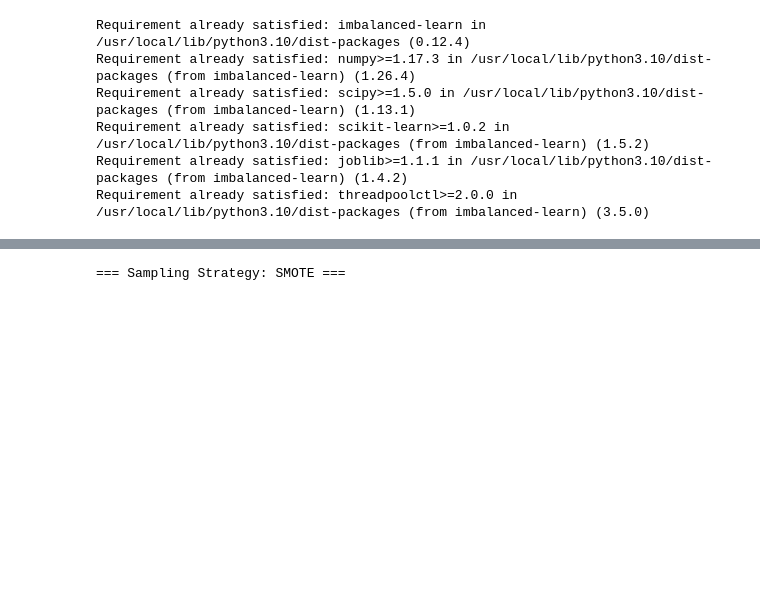
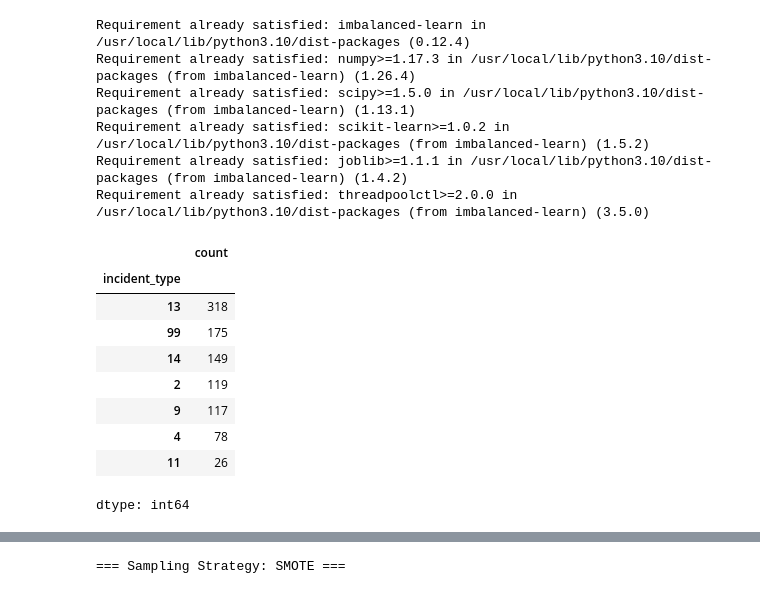
Before and after one commit to stef4k/train-maintenance-data-mining, a Jupyter notebook: text_classification.ipynb, the cells around one changed output, grey strips where cells are left out. Cells and saved outputs as stored; diff of their text form; code cells hidden in the pictures; blank space fills up the shorter version.

```diff
--- a/text_classification.ipynb
+++ b/text_classification.ipynb
@@ -73,6 +73,10 @@ df['clean_events_sequence'] = df.events_sequence.apply(ast.literal_eval).apply(l
 ## Text classification
 # %% [markdown]
 Now we try to experiment using text techniques to transform the list events sequence:
+# %%
+df['incident_type'].value_counts()
+df = df[~df["incident_type"].isin([7, 16, 3, 6, 17])].copy()
+df.reset_index(drop=True, inplace=True)
 # %%
 target = df['incident_type'].copy() # target column separated
 #le = LabelEncoder()
@@ -239,3 +198,16 @@ Requirement already satisfied: scipy>=1.5.0 in /usr/local/lib/python3.10/dist-pa
 Requirement already satisfied: scikit-learn>=1.0.2 in /usr/local/lib/python3.10/dist-packages (from imbalanced-learn) (1.5.2)
 Requirement already satisfied: joblib>=1.1.1 in /usr/local/lib/python3.10/dist-packages (from imbalanced-learn) (1.4.2)
 Requirement already satisfied: threadpoolctl>=2.0.0 in /usr/local/lib/python3.10/dist-packages (from imbalanced-learn) (3.5.0)
+# %%
+df["incident_type"].value_counts()
+# %% [output]
+|  | count |
+| incident_type |  |
+| 13 | 318 |
+| 99 | 175 |
+| 14 | 149 |
+| 2 | 119 |
+| 9 | 117 |
+| 4 | 78 |
+| 11 | 26 |
+dtype: int64
```
Also changed, not shown: parts of 10 cells of this notebook.
